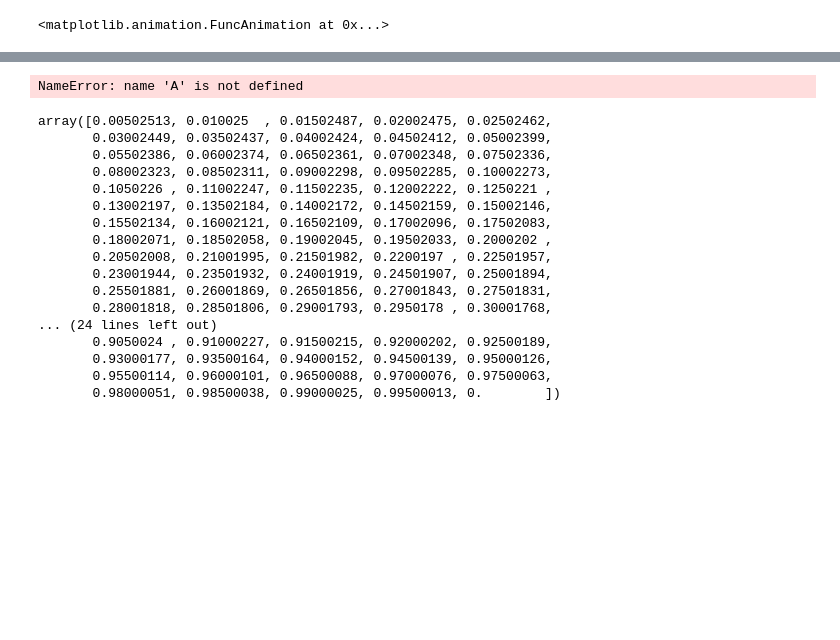
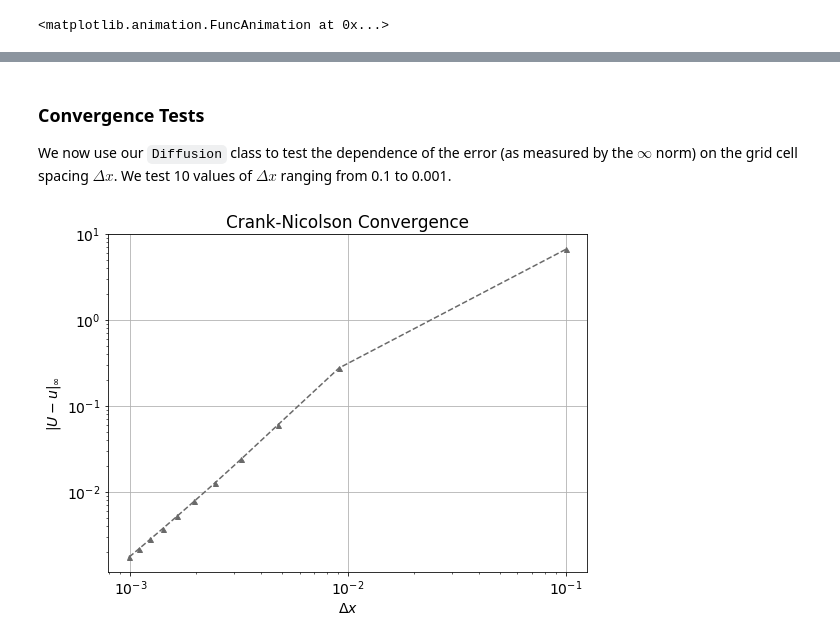
Before and after one commit to andrewdnolan/AdvDiff, a Jupyter notebook: notebooks/Diffusion_1D.ipynb, the cells around one changed output, grey strips where cells are left out. Cells and saved outputs as stored; diff of their text form; code cells hidden in the pictures; blank space fills up the shorter version.

Commit message:
diff clean

```diff
--- a/notebooks/Diffusion_1D.ipynb
+++ b/notebooks/Diffusion_1D.ipynb
@@ -120,0 +138,4 @@ from advdiff.plot import animation
+# %%
+# Inital Condition
+def η(x, t, κ=3e-3, μ = 0.5):
+    return (4*κ*np.pi*t)**-0.5*np.exp(-(x-μ)**2/(4*κ*t))
@@ -198,36 +196,38 @@ A[0,-1]
-# %%
-import numpy as np
-import matplotlib.pyplot as plt
-
-L  = 1.                 # Domain Length
-nx = 200                   # Num. grid cells
-dx = L/(nx-1)              # grid spacing
-σ = 0.05
-μ = 0.5
-xog  = np.linspace(dx,L,nx)  # spatial grid
-x = xog % L
-y = 1./(σ*(2*np.pi)**0.5)*np.exp(-0.5*(np.sin(x-μ)/σ)**2)
-# %%
-A
-# %% [output]
-NameError: name 'A' is not defined
-# %%
-x
-# %% [output]
-array([0.00502513, 0.010025  , 0.01502487, 0.02002475, 0.02502462,
-       0.03002449, 0.03502437, 0.04002424, 0.04502412, 0.05002399,
-       0.05502386, 0.06002374, 0.06502361, 0.07002348, 0.07502336,
-       0.08002323, 0.08502311, 0.09002298, 0.09502285, 0.10002273,
-       0.1050226 , 0.11002247, 0.11502235, 0.12002222, 0.1250221 ,
-       0.13002197, 0.13502184, 0.14002172, 0.14502159, 0.15002146,
-       0.15502134, 0.16002121, 0.16502109, 0.17002096, 0.17502083,
-       0.18002071, 0.18502058, 0.19002045, 0.19502033, 0.2000202 ,
-       0.20502008, 0.21001995, 0.21501982, 0.2200197 , 0.22501957,
-       0.23001944, 0.23501932, 0.24001919, 0.24501907, 0.25001894,
-       0.25501881, 0.26001869, 0.26501856, 0.27001843, 0.27501831,
-       0.28001818, 0.28501806, 0.29001793, 0.2950178 , 0.30001768,
-... (24 lines left out)
-       0.9050024 , 0.91000227, 0.91500215, 0.92000202, 0.92500189,
-       0.93000177, 0.93500164, 0.94000152, 0.94500139, 0.95000126,
-       0.95500114, 0.96000101, 0.96500088, 0.97000076, 0.97500063,
-       0.98000051, 0.98500038, 0.99000025, 0.99500013, 0.        ])
+# %% [markdown]
+### Convergence Tests
+
+We now use our `Diffusion` class to test the dependence of the error (as measured by the $\infty$ norm) on the grid cell spacing $\Delta x$. We test 10 values of $\Delta x$ ranging from 0.1 to 0.001.
+# %%
+from advdiff.model import Diffusion
+
+def analytic(x, t, κ=3e-3, μ = 0.5):
+    return (4*κ*np.pi*t)**-0.5*np.exp(-(x-μ)**2/(4*κ*t))
+
+params     = {'L':1,'nx':100,'nt':50}
+diff_param = {'κ':3e-2, 'σ':0.1}
+
+nxs = np.arange(10,1100,100)
+err = np.zeros(nxs.shape[0])
+
+for i, nx in enumerate(nxs):
+    params['nx'] = nx
+
+    model = Diffusion(params,diff_param)
+    model.U[0,:] = analytic(model.x,0.01,diff_param['κ'])
+    CN = model.crank_nicolson('w')
+
+    exact = np.zeros_like(CN)
+    for t in range(model.nt):
+        exact[t,:] = analytic(model.x,t*model.dt+0.01,diff_param['κ'])
+
+    err[i] = LA.norm(CN - exact,np.inf)
+
+fig, ax = plt.subplots(1,1,figsize=(8,6))
+ax.loglog(1/nxs,err,'^--',color='dimgrey',label='Crank-Nicolson', markersize=5)
+ax.grid()
+ax.set_ylabel(r'$|U-u|_\infty$')
+ax.set_xlabel(r'$\Delta x$')
+ax.set_title(r'Crank-Nicolson Convergence')
+plt.tight_layout()
+# %% [output]
+[figure, added]
```
Also changed, not shown: parts of 17 cells of this notebook, 9 other files.
